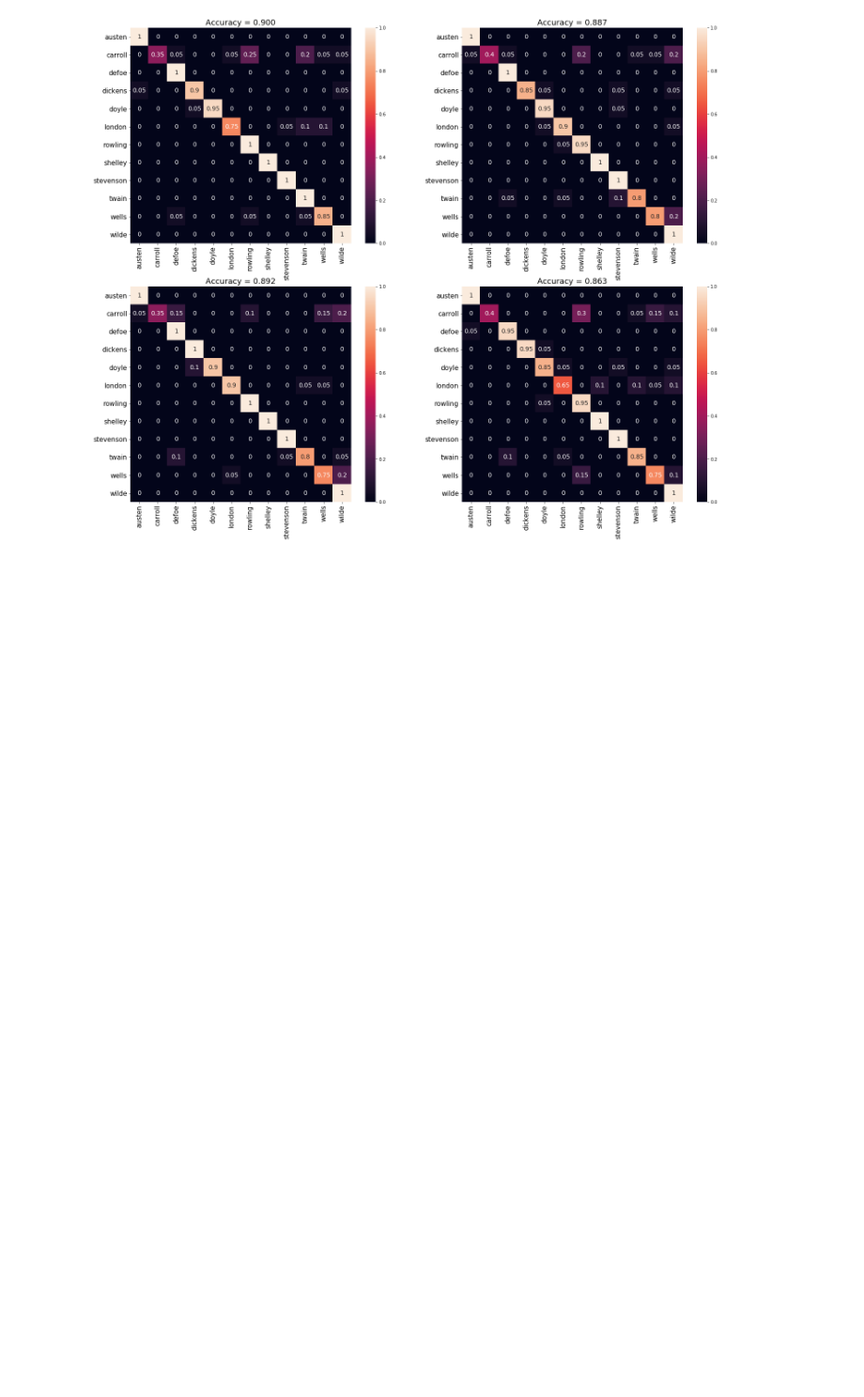
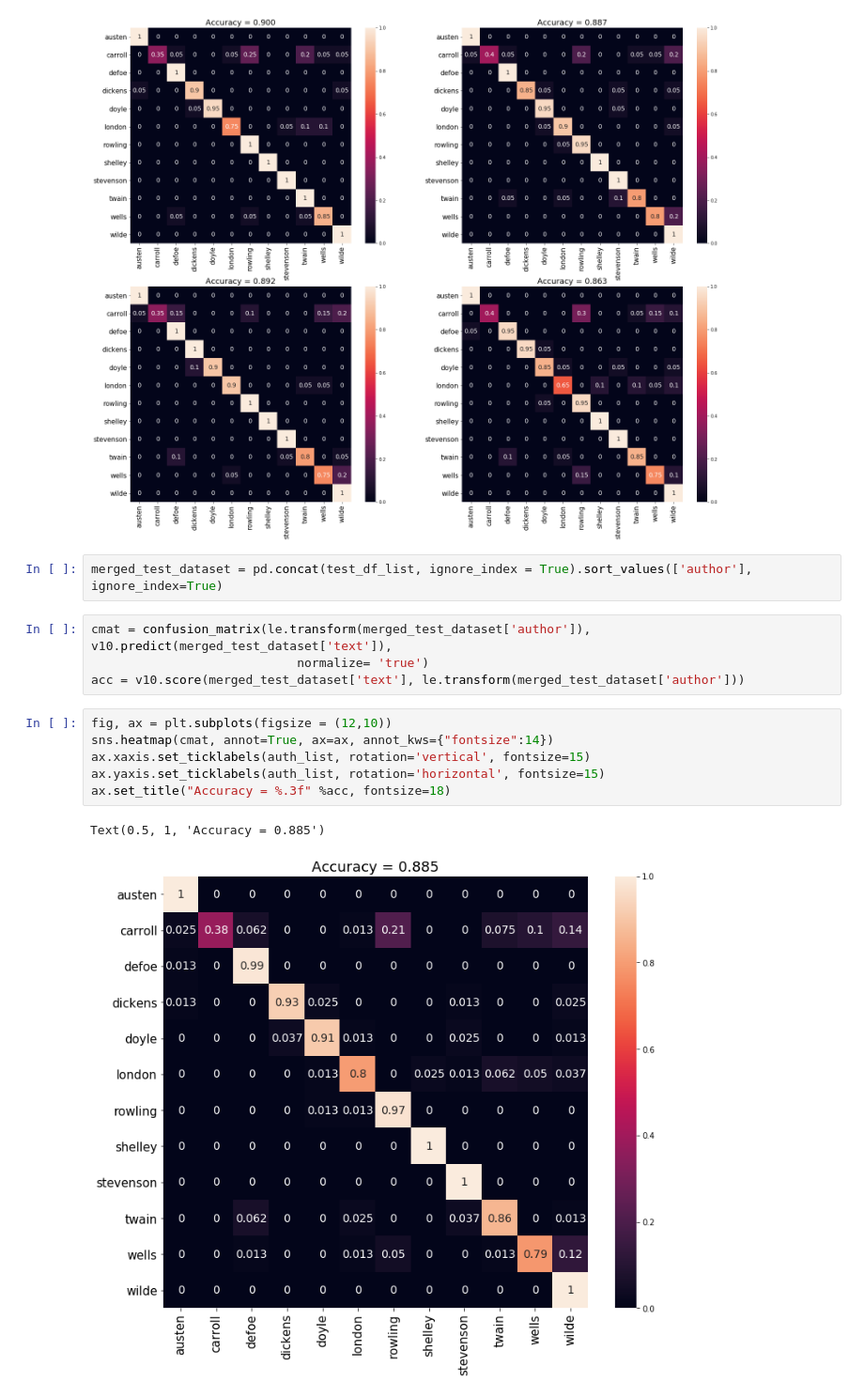
Before and after one commit to data-dart/bookend, a Jupyter notebook: notebooks/bookend_analysis_notebook.ipynb, the cells around one changed output. Shown: that part at 94% size. Cells and saved outputs as stored; diff of their text form; blank space fills up the shorter version.

Commit message:
Merged final test files into one, addressed Carroll's issues.

```diff
--- a/notebooks/bookend_analysis_notebook.ipynb
+++ b/notebooks/bookend_analysis_notebook.ipynb
@@ -379,3 +379,18 @@ for i in range(len(confusion_mat)):
 ['austen' 'carroll' 'defoe' 'dickens' 'doyle' 'london' 'rowling' 'shelley'
  'stevenson' 'twain' 'wells' 'wilde']
 [figure]
+# %%
+merged_test_dataset = pd.concat(test_df_list, ignore_index = True).sort_values(['author'], ignore_index=True)
+# %%
+cmat = confusion_matrix(le.transform(merged_test_dataset['author']), v10.predict(merged_test_dataset['text']),
+                            normalize= 'true')
+acc = v10.score(merged_test_dataset['text'], le.transform(merged_test_dataset['author']))
+# %%
+fig, ax = plt.subplots(figsize = (12,10))
+sns.heatmap(cmat, annot=True, ax=ax, annot_kws={"fontsize":14})
+ax.xaxis.set_ticklabels(auth_list, rotation='vertical', fontsize=15)
+ax.yaxis.set_ticklabels(auth_list, rotation='horizontal', fontsize=15)
+ax.set_title("Accuracy = %.3f" %acc, fontsize=18)
+# %% [output]
+Text(0.5, 1, 'Accuracy = 0.885')
+[figure, added]
```
Also changed, not shown: parts of 3 cells of this notebook, 1 other file.
